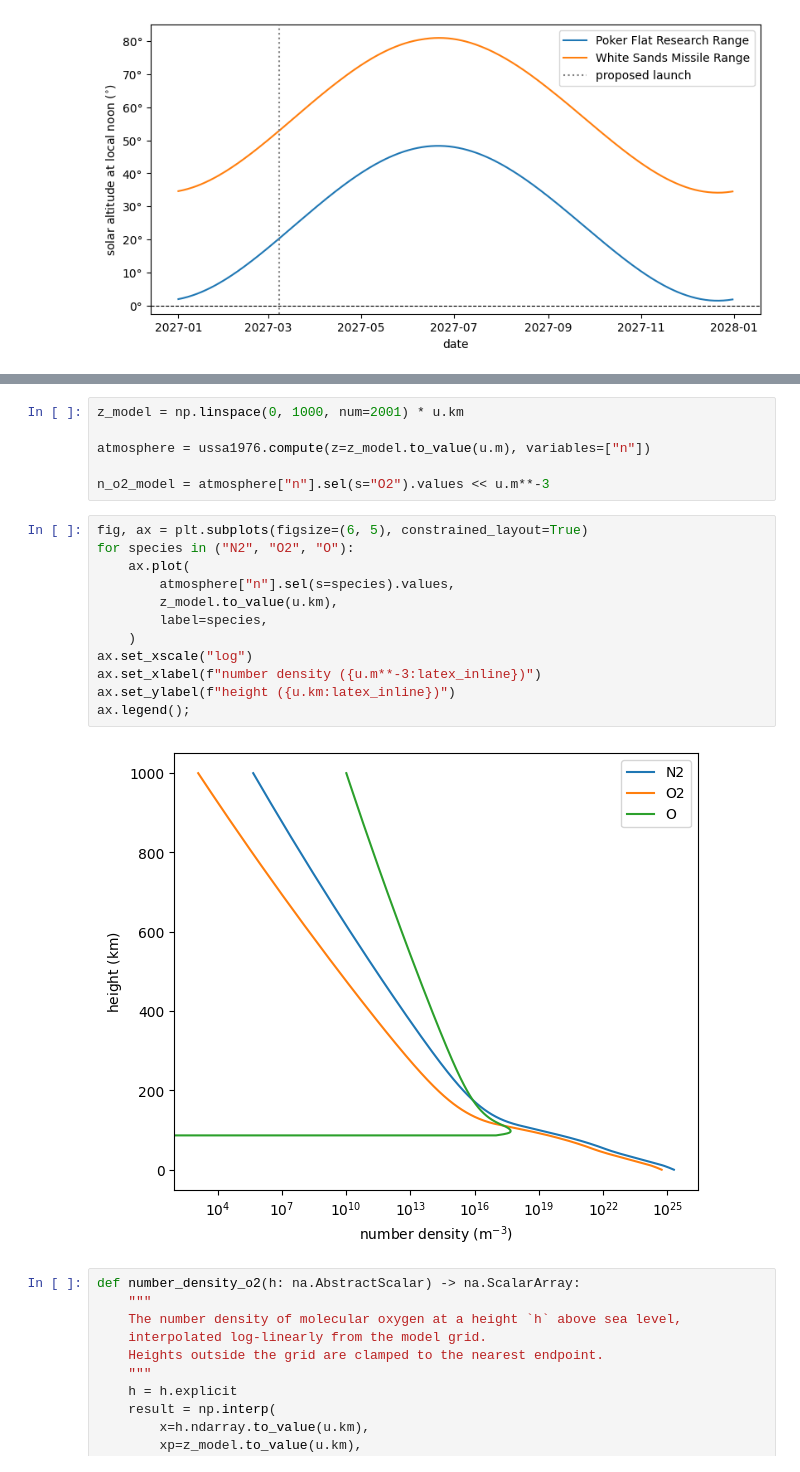
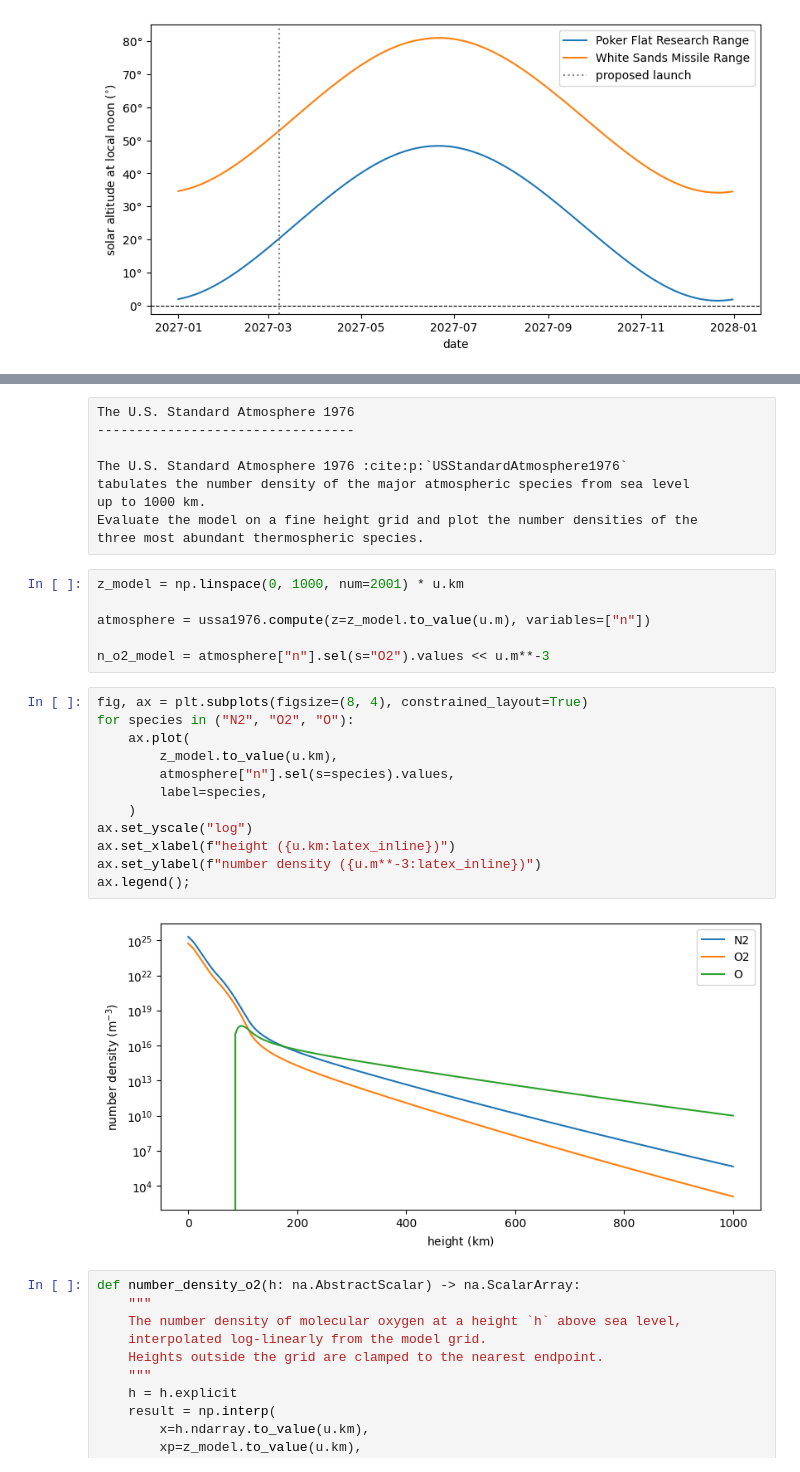
Before and after one commit to Kankelborg-Group/furst-optics, a Jupyter notebook: docs/reports/atmospheric-transmission.ipynb, the cells around one changed output, grey strips where cells are left out. Saved outputs shown, nothing was run; the diff lists cells and outputs as text.

```diff
--- a/docs/reports/atmospheric-transmission.ipynb
+++ b/docs/reports/atmospheric-transmission.ipynb
@@ -143,3 +147,12 @@ three most abundant thermospheric species.
+# %% [raw]
+The U.S. Standard Atmosphere 1976
+---------------------------------
+
+The U.S. Standard Atmosphere 1976 :cite:p:`USStandardAtmosphere1976`
+tabulates the number density of the major atmospheric species from sea level
+up to 1000 km.
+Evaluate the model on a fine height grid and plot the number densities of the
+three most abundant thermospheric species.
 # %%
 z_model = np.linspace(0, 1000, num=2001) * u.km
 
@@ -147,19 +160,19 @@ atmosphere = ussa1976.compute(z=z_model.to_value(u.m), variables=["n"])
 
 n_o2_model = atmosphere["n"].sel(s="O2").values << u.m**-3
 # %%
-fig, ax = plt.subplots(figsize=(6, 5), constrained_layout=True)
+fig, ax = plt.subplots(figsize=(8, 4), constrained_layout=True)
 for species in ("N2", "O2", "O"):
     ax.plot(
+        z_model.to_value(u.km),
         atmosphere["n"].sel(s=species).values,
-        z_model.to_value(u.km),
         label=species,
     )
-ax.set_xscale("log")
-ax.set_xlabel(f"number density ({u.m**-3:latex_inline})")
-ax.set_ylabel(f"height ({u.km:latex_inline})")
+ax.set_yscale("log")
+ax.set_xlabel(f"height ({u.km:latex_inline})")
+ax.set_ylabel(f"number density ({u.m**-3:latex_inline})")
 ax.legend();
 # %% [output]
-[figure, old version]
+[figure, new version]
 # %%
 def number_density_o2(h: na.AbstractScalar) -> na.ScalarArray:
     """
```
Also changed, not shown: parts of 23 cells of this notebook, 1 other file.
